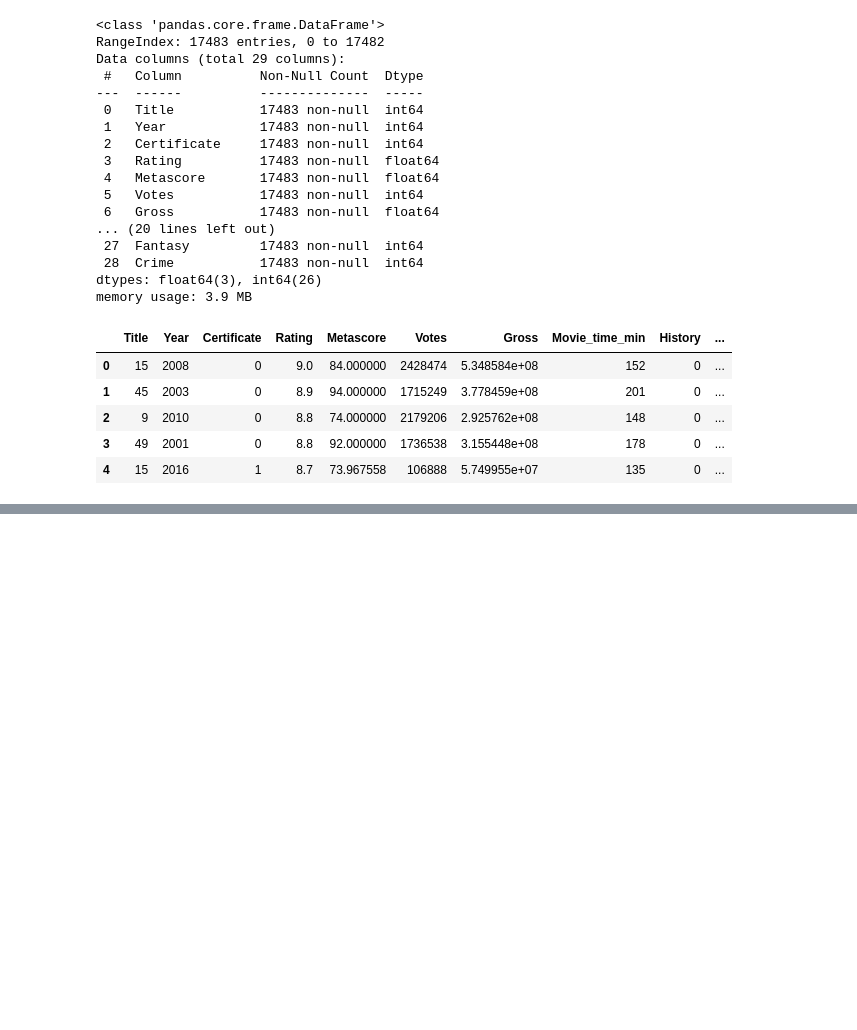
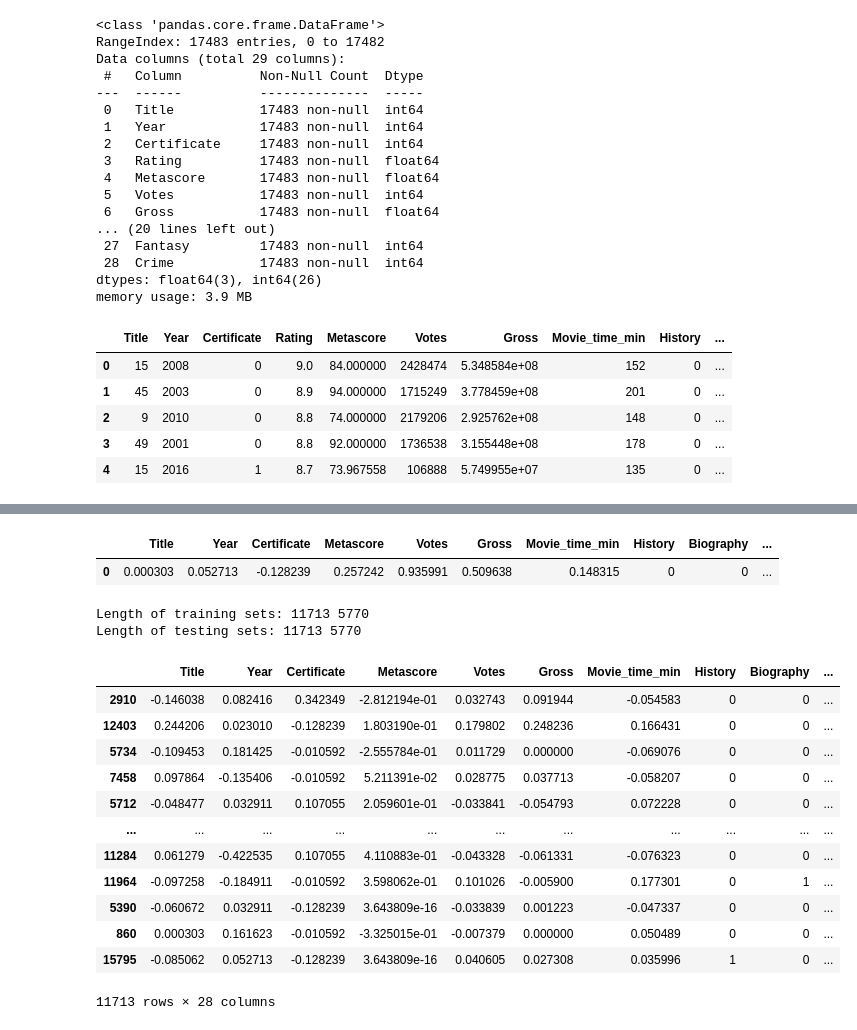
Before and after one commit to amoroma-bb/IMDb-Scrap-EDA, a Jupyter notebook: IMDb ML.ipynb, the cells around one changed output, grey strips where cells are left out. Drawn from its saved outputs; the diff is of its cells as text; code cells hidden in the pictures; blank space fills up the shorter version.

```diff
--- a/IMDb ML.ipynb
+++ b/IMDb ML.ipynb
@@ -454,0 +173,32 @@ ploy2 = svm.SVR(kernel='poly', C = 1, gamma = )
+# %%
+df.head(1)
+# %% [output]
+|  | Title | Year | Certificate | Metascore | Votes | Gross | Movie_time_min | History | Biography | ... |
+| 0 | 0.000303 | 0.052713 | -0.128239 | 0.257242 | 0.935991 | 0.509638 | 0.148315 | 0 | 0 | ... |
+# %%
+X = data.drop(['target'], axis = 1)
+y = data.target
+# %%
+X_train, X_test, y_train, y_test = train_test_split(X, y, test_size=0.33, random_state=42)
+
+print("Length of training sets:",len(X_train), len(X_test))
+print("Length of testing sets:",len(y_train), len(y_test))
+# %% [output]
+Length of training sets: 11713 5770
+Length of testing sets: 11713 5770
+# %%
+X_train
+# %% [output]
+|  | Title | Year | Certificate | Metascore | Votes | Gross | Movie_time_min | History | Biography | ... |
+| 2910 | -0.146038 | 0.082416 | 0.342349 | -2.812194e-01 | 0.032743 | 0.091944 | -0.054583 | 0 | 0 | ... |
+| 12403 | 0.244206 | 0.023010 | -0.128239 | 1.803190e-01 | 0.179802 | 0.248236 | 0.166431 | 0 | 0 | ... |
+| 5734 | -0.109453 | 0.181425 | -0.010592 | -2.555784e-01 | 0.011729 | 0.000000 | -0.069076 | 0 | 0 | ... |
+| 7458 | 0.097864 | -0.135406 | -0.010592 | 5.211391e-02 | 0.028775 | 0.037713 | -0.058207 | 0 | 0 | ... |
+| 5712 | -0.048477 | 0.032911 | 0.107055 | 2.059601e-01 | -0.033841 | -0.054793 | 0.072228 | 0 | 0 | ... |
+| ... | ... | ... | ... | ... | ... | ... | ... | ... | ... | ... |
+| 11284 | 0.061279 | -0.422535 | 0.107055 | 4.110883e-01 | -0.043328 | -0.061331 | -0.076323 | 0 | 0 | ... |
+| 11964 | -0.097258 | -0.184911 | -0.010592 | 3.598062e-01 | 0.101026 | -0.005900 | 0.177301 | 0 | 1 | ... |
+| 5390 | -0.060672 | 0.032911 | -0.128239 | 3.643809e-16 | -0.033839 | 0.001223 | -0.047337 | 0 | 0 | ... |
+| 860 | 0.000303 | 0.161623 | -0.010592 | -3.325015e-01 | -0.007379 | 0.000000 | 0.050489 | 0 | 0 | ... |
+| 15795 | -0.085062 | 0.052713 | -0.128239 | 3.643809e-16 | 0.040605 | 0.027308 | 0.035996 | 1 | 0 | ... |
+11713 rows × 28 columns
```
Also changed, not shown: parts of 46 cells of this notebook, 1 other file.
